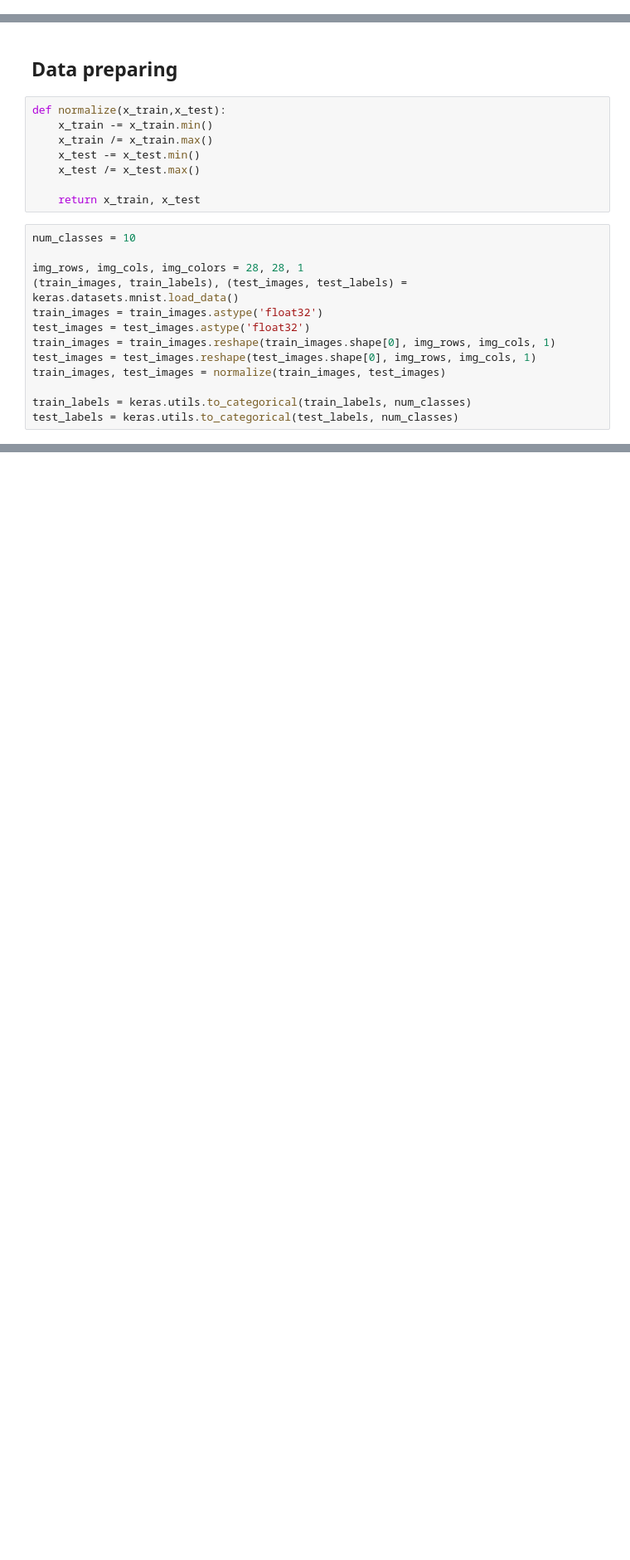
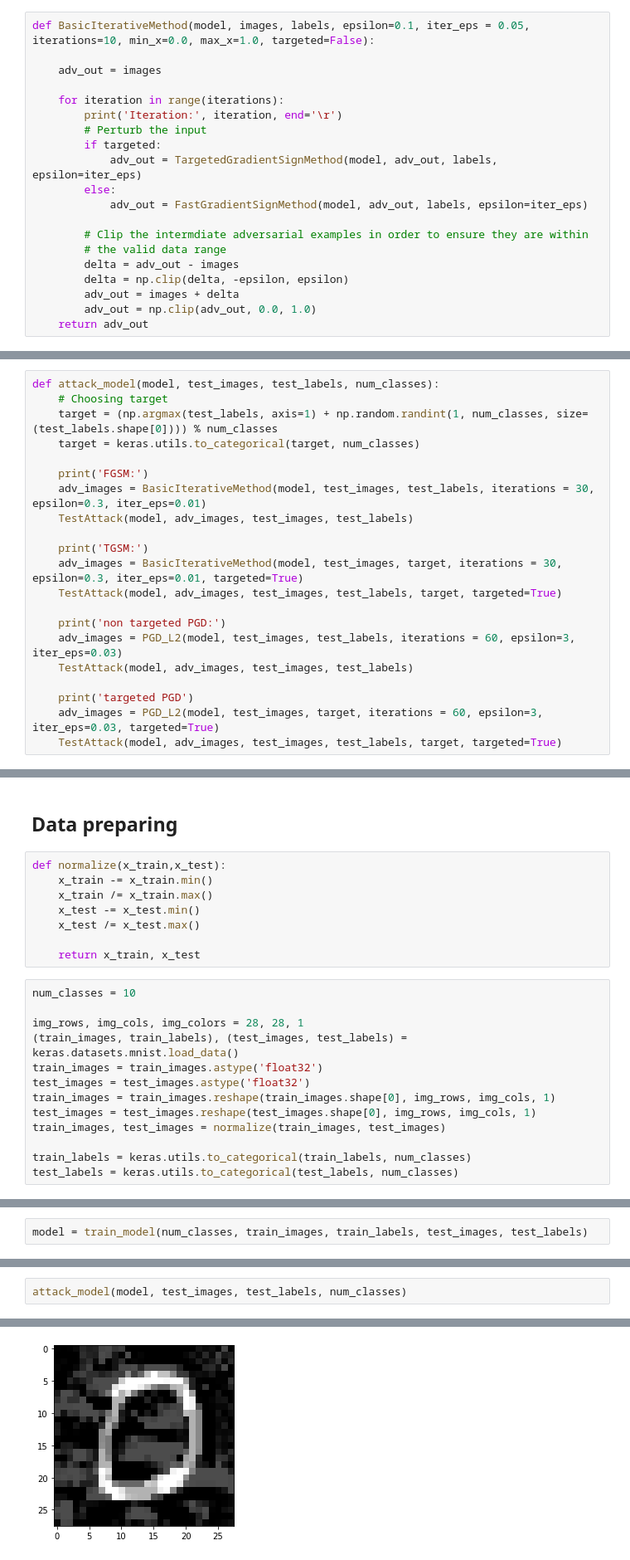
Before and after one commit to moshenas/Adverserial_Learning_Yandex, a Jupyter notebook: assignment4/Assignment4.ipynb, the cells around one changed output, grey strips where cells are left out. Shown at 83% size. Cells and saved outputs as stored; diff of their text form; blank space fills up the shorter version.

```diff
--- a/assignment4/Assignment4.ipynb
+++ b/assignment4/Assignment4.ipynb
@@ -142,3 +145,23 @@ def TargetedGradientSignMethod(model, images, target, epsilon=0.3):
+# %%
+def BasicIterativeMethod(model, images, labels, epsilon=0.1, iter_eps = 0.05, iterations=10, min_x=0.0, max_x=1.0, targeted=False):
+
+    adv_out = images
+
+    for iteration in range(iterations):
+        print('Iteration:', iteration, end='\r')
+        # Perturb the input
+        if targeted:
+            adv_out = TargetedGradientSignMethod(model, adv_out, labels, epsilon=iter_eps)
+        else:
+            adv_out = FastGradientSignMethod(model, adv_out, labels, epsilon=iter_eps)
+
+        # Clip the intermdiate adversarial examples in order to ensure they are within
+        # the valid data range
+        delta = adv_out - images
+        delta = np.clip(delta, -epsilon, epsilon)
+        adv_out = images + delta
+        adv_out = np.clip(adv_out, 0.0, 1.0)
+    return adv_out
 # %% [markdown]
 ### PGD
 # %%
@@ -165,3 +190,24 @@ def PGD_L2(model, images, labels, epsilon=0.1, iter_eps = 0.05, iterations=10, m
+# %%
+def attack_model(model, test_images, test_labels, num_classes):
+    # Choosing target
+    target = (np.argmax(test_labels, axis=1) + np.random.randint(1, num_classes, size=(test_labels.shape[0]))) % num_classes
+    target = keras.utils.to_categorical(target, num_classes)
+
+    print('FGSM:')
+    adv_images = BasicIterativeMethod(model, test_images, test_labels, iterations = 30, epsilon=0.3, iter_eps=0.01)
+    TestAttack(model, adv_images, test_images, test_labels)
+
+    print('TGSM:')
+    adv_images = BasicIterativeMethod(model, test_images, target, iterations = 30, epsilon=0.3, iter_eps=0.01, targeted=True)
+    TestAttack(model, adv_images, test_images, test_labels, target, targeted=True)
+
+    print('non targeted PGD:')
+    adv_images = PGD_L2(model, test_images, test_labels, iterations = 60, epsilon=3, iter_eps=0.03)
+    TestAttack(model, adv_images, test_images, test_labels)
+
+    print('targeted PGD')
+    adv_images = PGD_L2(model, test_images, target, iterations = 60, epsilon=3, iter_eps=0.03, targeted=True)
+    TestAttack(model, adv_images, test_images, test_labels, target, targeted=True)
 # %% [markdown]
 ## Defensive distillation implementation
 # %%
@@ -204,0 +255,2 @@ test_labels = keras.utils.to_categorical(test_labels, num_classes)
+# %%
+model = train_model(num_classes, train_images, train_labels, test_images, test_labels)
@@ -204,0 +275,3 @@ test_labels = keras.utils.to_categorical(test_labels, num_classes)
+# %%
+attack_model(model, test_images, test_labels, num_classes)
+# %% [output]
@@ -204,0 +282 @@ test_labels = keras.utils.to_categorical(test_labels, num_classes)
+[figure, added]
```
Also changed, not shown: parts of 26 cells of this notebook, 4 other files.
